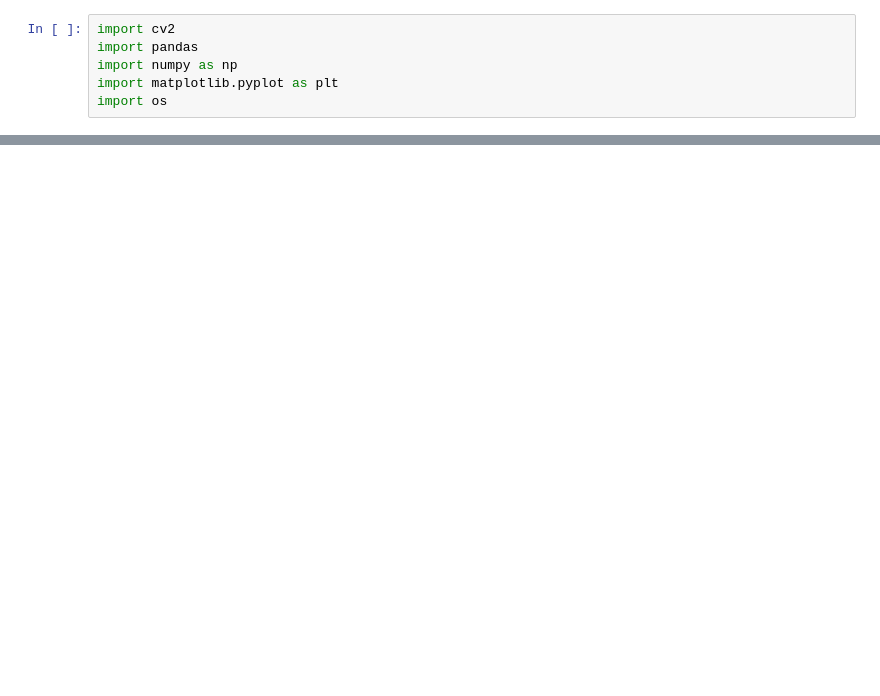
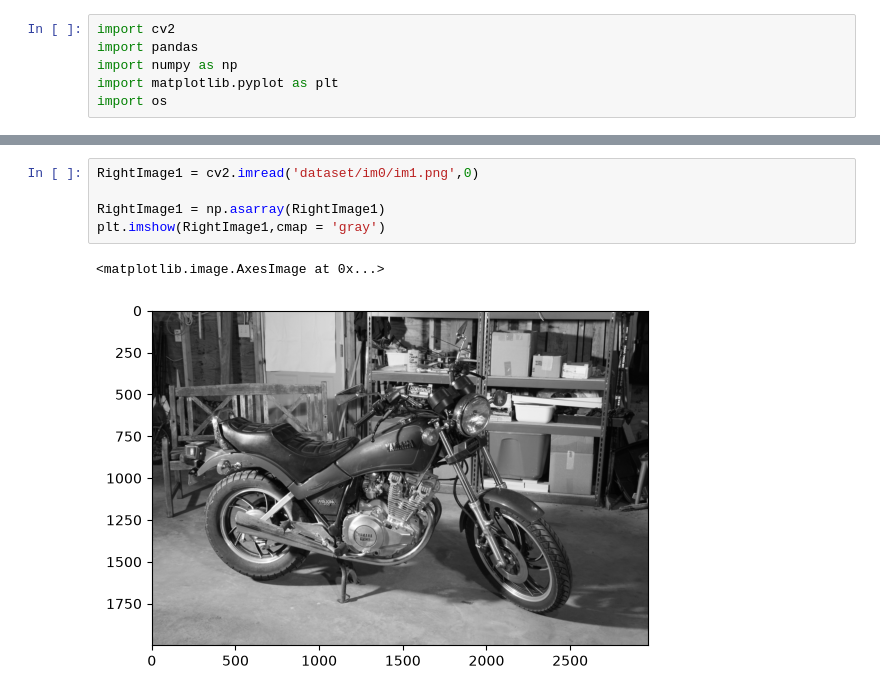
Before and after one commit to rokaia1692006/disparityMap_depthEstimation, a Jupyter notebook: code.ipynb, the cells around one changed output, grey strips where cells are left out. Saved outputs shown, nothing was run; the diff lists cells and outputs as text; blank space fills up the shorter version.

```diff
--- a/code.ipynb
+++ b/code.ipynb
@@ -18,0 +17,8 @@ error: pathspec 'main' did not match any file(s) known to git
+# %%
+RightImage1 = cv2.imread('dataset/im0/im1.png',0)
+
+RightImage1 = np.asarray(RightImage1)
+plt.imshow(RightImage1,cmap = 'gray')
+# %% [output]
+<matplotlib.image.AxesImage at 0x...>
+[figure, added]
```
Also changed, not shown: parts of 22 cells of this notebook.
